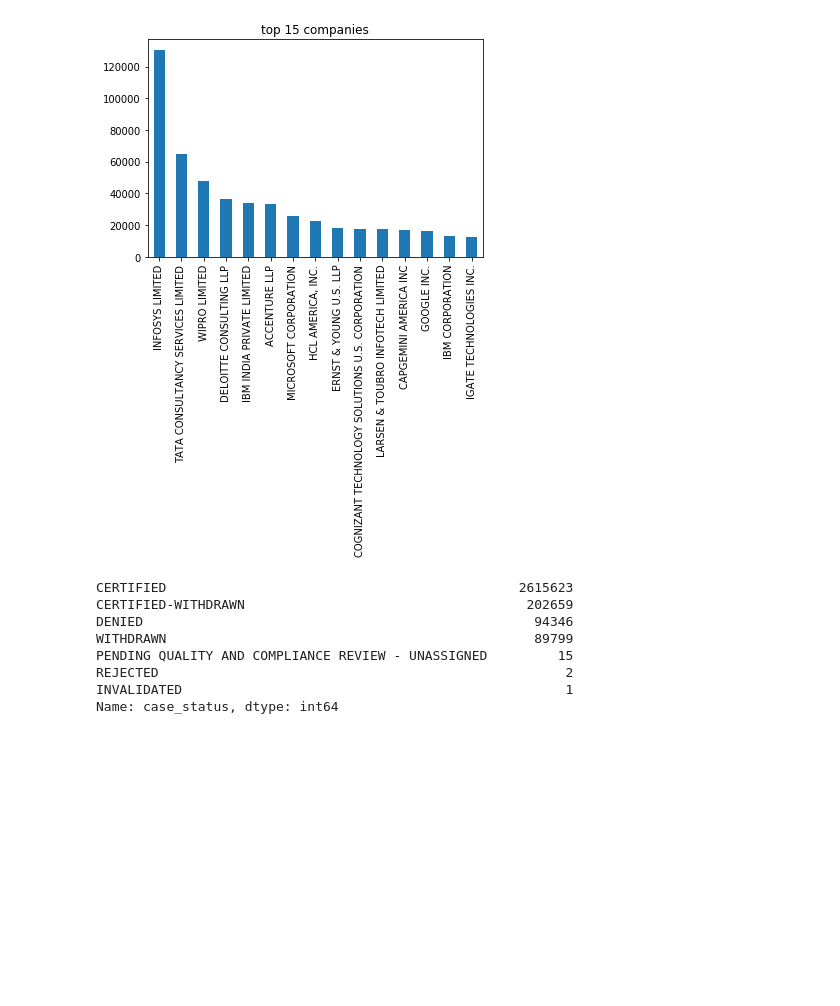
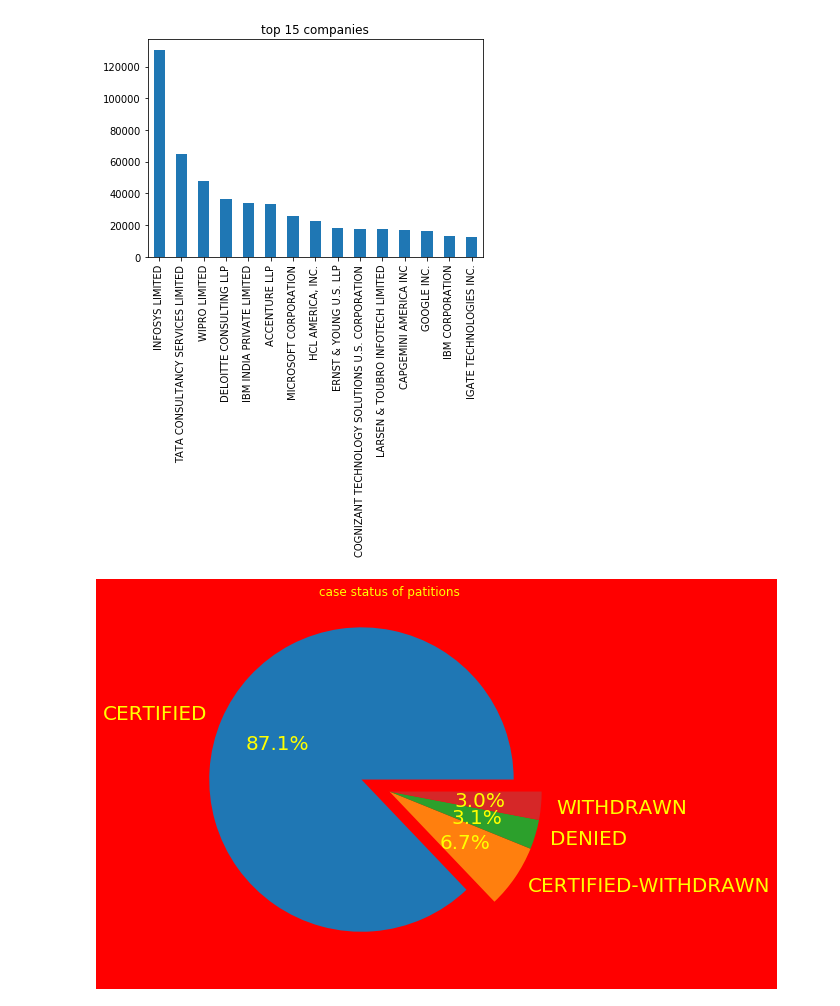
Before and after one commit to ajayyadav1998/Python-9am, a Jupyter notebook: Data Science/H1b visa Dataset work.ipynb, the cells around one changed output. Saved outputs shown, nothing was run; the diff lists cells and outputs as text; code cells hidden in the pictures; blank space fills up the shorter version.

```diff
--- a/Data Science/H1b visa Dataset work.ipynb
+++ b/Data Science/H1b visa Dataset work.ipynb
@@ -7,0 +10,2 @@ warnings.filterwarnings('ignore')
+# %%
+plt.rcParams
@@ -99,13 +121,12 @@ plt.show()
 # %% [output]
 [figure]
 # %%
-df.case_status.value_counts()
+cs = df.case_status.value_counts()[:4]
-# %% [output]
-CERTIFIED                                             2615623
-CERTIFIED-WITHDRAWN                                    202659
-DENIED                                                  94346
-WITHDRAWN                                               89799
-PENDING QUALITY AND COMPLIANCE REVIEW - UNASSIGNED         15
-REJECTED                                                    2
-INVALIDATED                                                 1
-Name: case_status, dtype: int64
+# %%
+plt.figure(figsize=(15,7),facecolor='#ff0000')
+plt.rcParams['text.color'] = 'yellow'
+plt.title('case status of patitions')
+plt.pie(x=cs,labels=cs.index,autopct='%.1f%%',explode=[0.2,0,0,0],textprops={'fontsize':20})
+plt.show()
+# %% [output]
+[figure, added]
```
Also changed, not shown: parts of 10 cells of this notebook.
